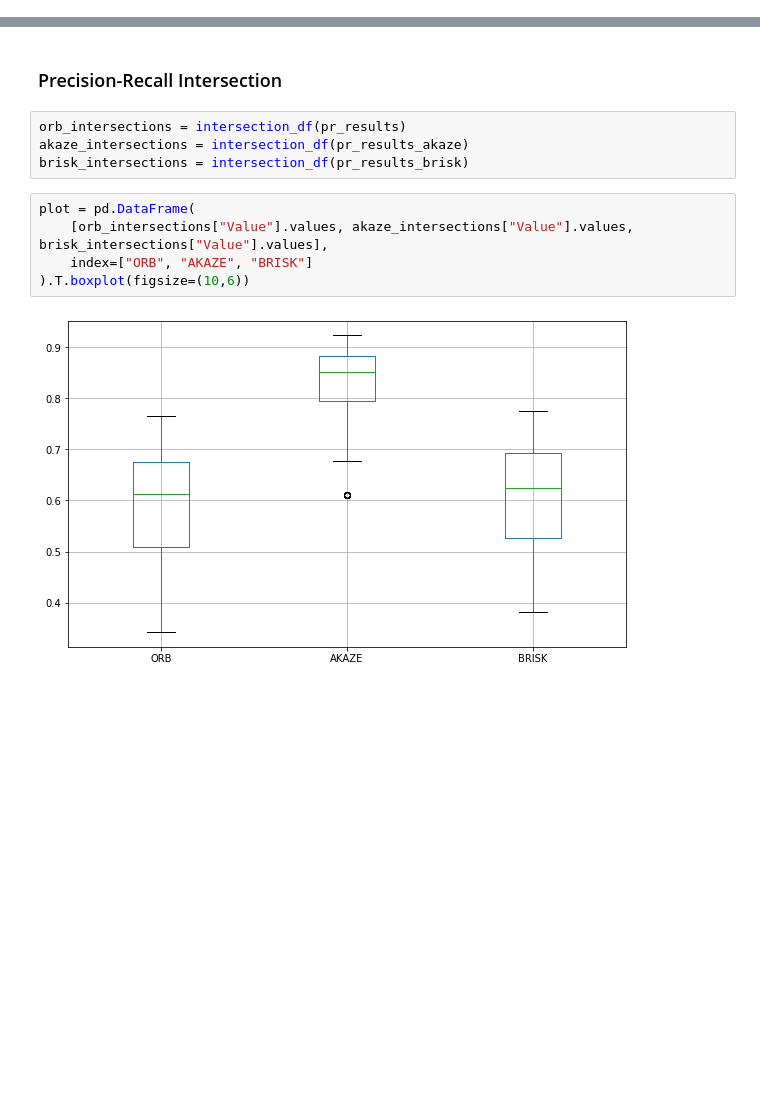
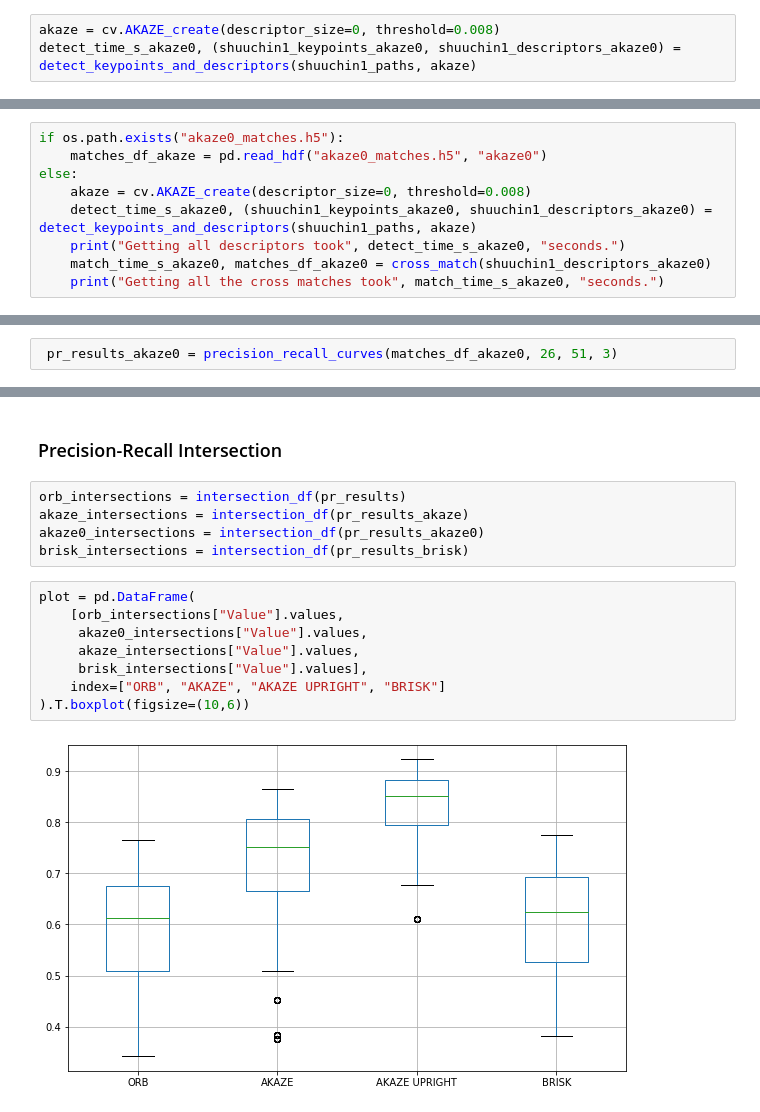
Before and after one commit to leyhline/bukan-collection, a Jupyter notebook: 02-feature-detection.ipynb, the cells around one changed output, grey strips where cells are left out. Cells and saved outputs as stored; diff of their text form; blank space fills up the shorter version.

```diff
--- a/02-feature-detection.ipynb
+++ b/02-feature-detection.ipynb
@@ -196,0 +200,3 @@ for book1, book2, _ in pr_results_akaze.sample(3).index:
+# %%
+akaze = cv.AKAZE_create(descriptor_size=0, threshold=0.008)
+detect_time_s_akaze0, (shuuchin1_keypoints_akaze0, shuuchin1_descriptors_akaze0) =  detect_keypoints_and_descriptors(shuuchin1_paths, akaze)
@@ -196,0 +207,9 @@ for book1, book2, _ in pr_results_akaze.sample(3).index:
+# %%
+if os.path.exists("akaze0_matches.h5"):
+    matches_df_akaze = pd.read_hdf("akaze0_matches.h5", "akaze0")
+else:
+    akaze = cv.AKAZE_create(descriptor_size=0, threshold=0.008)
+    detect_time_s_akaze0, (shuuchin1_keypoints_akaze0, shuuchin1_descriptors_akaze0) =  detect_keypoints_and_descriptors(shuuchin1_paths, akaze)
+    print("Getting all descriptors took", detect_time_s_akaze0, "seconds.")
+    match_time_s_akaze0, matches_df_akaze0 = cross_match(shuuchin1_descriptors_akaze0)
+    print("Getting all the cross matches took", match_time_s_akaze0, "seconds.")
@@ -196,0 +218,2 @@ for book1, book2, _ in pr_results_akaze.sample(3).index:
+# %%
+ pr_results_akaze0 = precision_recall_curves(matches_df_akaze0, 26, 51, 3)
@@ -220,13 +358,17 @@ for book1, book2, _ in pr_results_brisk.sample(3).index:
 # %%
 orb_intersections = intersection_df(pr_results)
 akaze_intersections = intersection_df(pr_results_akaze)
+akaze0_intersections = intersection_df(pr_results_akaze0)
 brisk_intersections = intersection_df(pr_results_brisk)
 # %%
 plot = pd.DataFrame(
-    [orb_intersections["Value"].values, akaze_intersections["Value"].values, brisk_intersections["Value"].values],
-    index=["ORB", "AKAZE", "BRISK"]
+    [orb_intersections["Value"].values,
+     akaze0_intersections["Value"].values,
+     akaze_intersections["Value"].values,
+     brisk_intersections["Value"].values],
+    index=["ORB", "AKAZE", "AKAZE UPRIGHT", "BRISK"]
 ).T.boxplot(figsize=(10,6))
 # %% [output]
-[figure, old version]
+[figure, new version]
 # %%
 ax = orb_intersections.plot.scatter(x='Threshold', y='Value', color='#1f77b4', label='ORB', figsize=(10,8))
```
Also changed, not shown: parts of 28 cells of this notebook, 4 other files.
